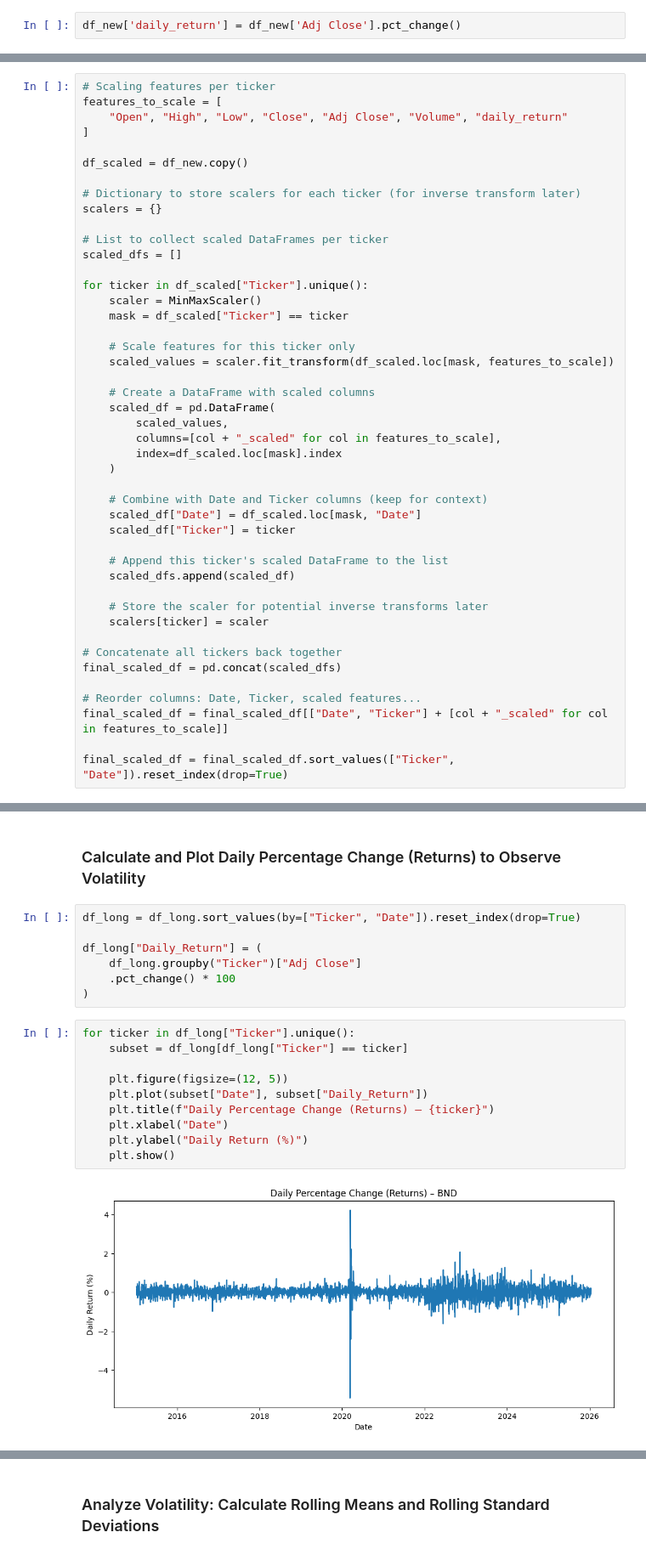
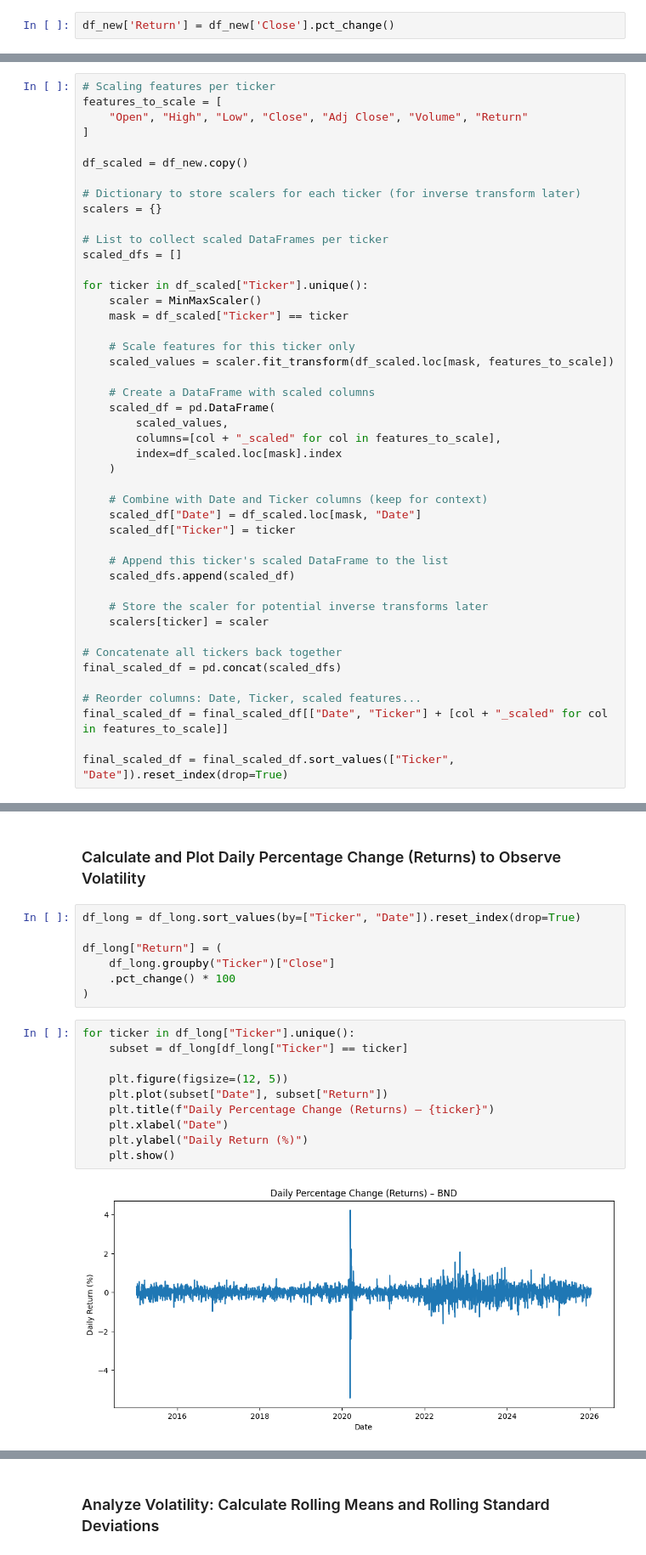
Before and after one commit to Elbethel-dan/portfolio-optimization, a Jupyter notebook: notebooks/preprocess_and_explore_data.ipynb, the cells around one changed output, grey strips where cells are left out. Shown at 85% size. Drawn from its saved outputs; the diff is of its cells as text.

Commit message:
Update the the price from using Adj Close to Close

```diff
--- a/notebooks/preprocess_and_explore_data.ipynb
+++ b/notebooks/preprocess_and_explore_data.ipynb
@@ -160,13 +157,13 @@ For a standalone block (centered):$$\text{daily\_return}_t = \frac{\text{Adj Clo
 # %%
 df_new = df_long.copy()
 # %%
-df_new['daily_return'] = df_new['Adj Close'].pct_change()
+df_new['Return'] = df_new['Close'].pct_change()
 # %% [markdown]
 ### Data Normalization
 # %%
 # Scaling features per ticker
 features_to_scale = [
-    "Open", "High", "Low", "Close", "Adj Close", "Volume", "daily_return"
+    "Open", "High", "Low", "Close", "Adj Close", "Volume", "Return"
 ]
 
 df_scaled = df_new.copy()
@@ -260,22 +257,22 @@ plt.show()
 # %%
 df_long = df_long.sort_values(by=["Ticker", "Date"]).reset_index(drop=True)
 
-df_long["Daily_Return"] = (
-    df_long.groupby("Ticker")["Adj Close"]
+df_long["Return"] = (
+    df_long.groupby("Ticker")["Close"]
     .pct_change() * 100
 )
 # %%
 for ticker in df_long["Ticker"].unique():
     subset = df_long[df_long["Ticker"] == ticker]
 
     plt.figure(figsize=(12, 5))
-    plt.plot(subset["Date"], subset["Daily_Return"])
+    plt.plot(subset["Date"], subset["Return"])
     plt.title(f"Daily Percentage Change (Returns) – {ticker}")
     plt.xlabel("Date")
     plt.ylabel("Daily Return (%)")
     plt.show()
 # %% [output]
-[figure, old version]
+[figure, new version]
 [figure]
 [figure]
 # %% [markdown]
```
Also changed, not shown: parts of 17 cells of this notebook.
